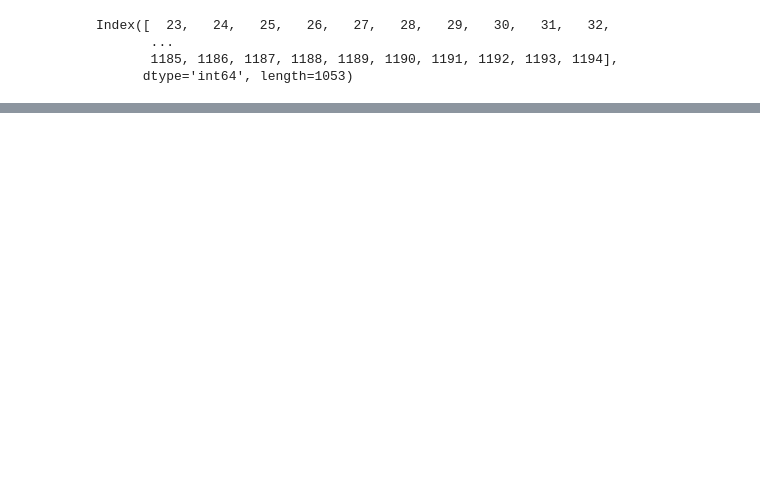
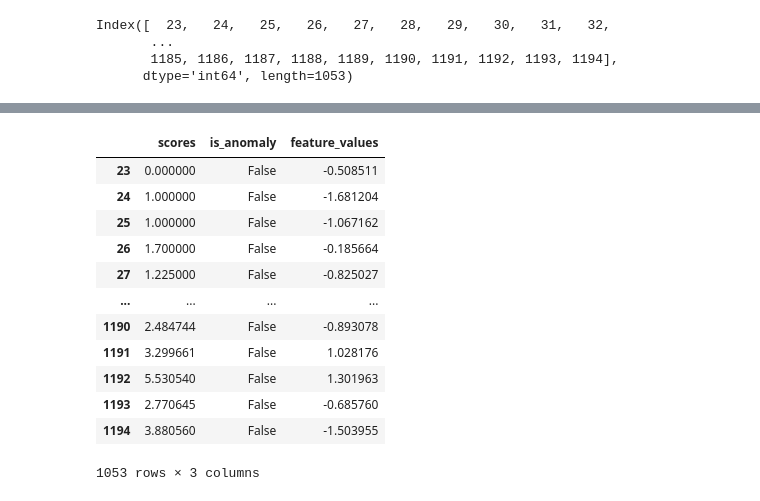
Before and after one commit to Ak62007/Multimodel-Reasoning, a Jupyter notebook: notebooks/anomaly_detection_testing.ipynb, the cells around one changed output, grey strips where cells are left out. Cells and saved outputs as stored; diff of their text form; code cells hidden in the pictures; blank space fills up the shorter version.

```diff
--- a/notebooks/anomaly_detection_testing.ipynb
+++ b/notebooks/anomaly_detection_testing.ipynb
@@ -221,0 +345,3 @@ Name: Time, dtype: object
+# %%
+anomaly_scores.loc[anomaly_scores.loc[anomaly_scores['scores'] > threshold].index, 'is_anomaly'] = True
+anomaly_scores['is_anomaly'].fillna(value=False, inplace=True)
@@ -221,0 +390,18 @@ Name: Time, dtype: object
+# %%
+anomaly_scores['feature_values'] = features.reshape(features.shape[0],)
+# %%
+anomaly_scores
+# %% [output]
+|  | scores | is_anomaly | feature_values |
+| 23 | 0.000000 | False | -0.508511 |
+| 24 | 1.000000 | False | -1.681204 |
+| 25 | 1.000000 | False | -1.067162 |
+| 26 | 1.700000 | False | -0.185664 |
+| 27 | 1.225000 | False | -0.825027 |
+| ... | ... | ... | ... |
+| 1190 | 2.484744 | False | -0.893078 |
+| 1191 | 3.299661 | False | 1.028176 |
+| 1192 | 5.530540 | False | 1.301963 |
+| 1193 | 2.770645 | False | -0.685760 |
+| 1194 | 3.880560 | False | -1.503955 |
+1053 rows × 3 columns
```
Also changed, not shown: parts of 24 cells of this notebook.
